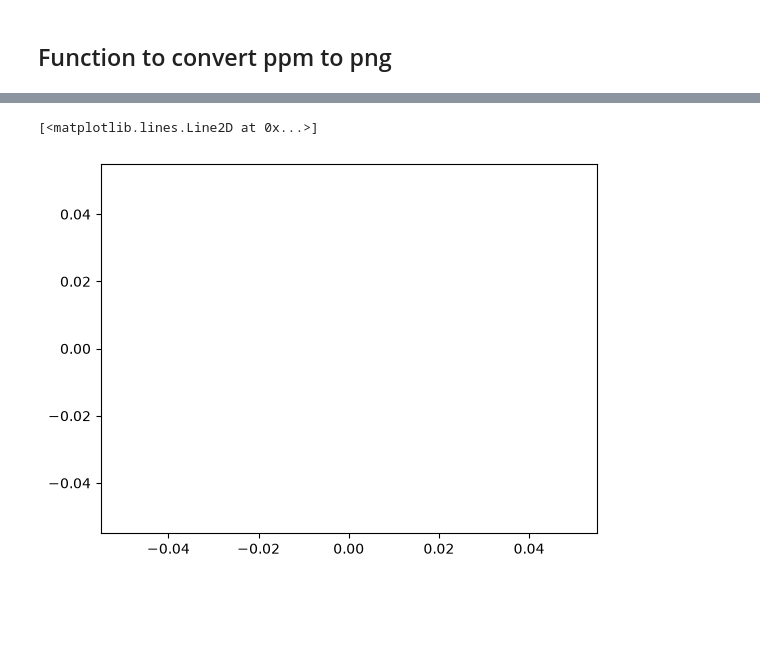
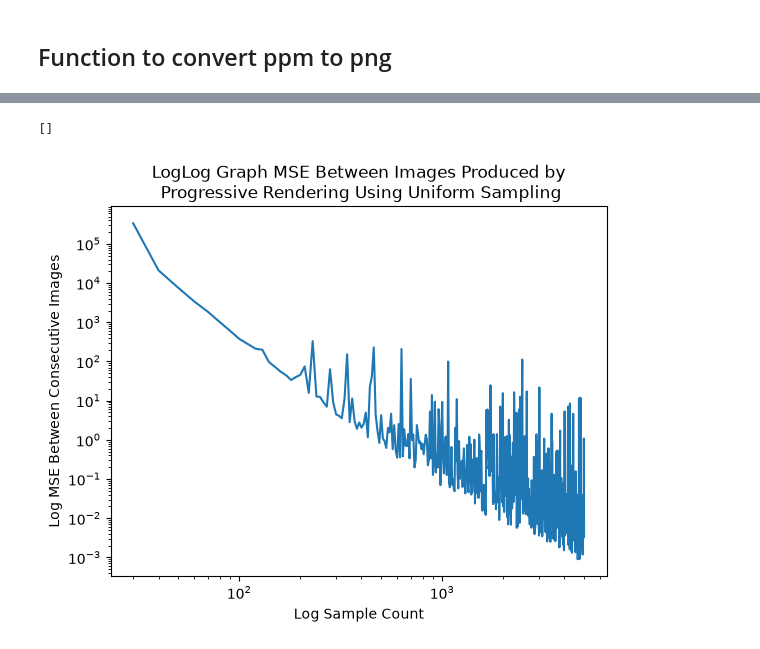
Before and after one commit to SaffronWare/Noise-Filtering-Research, a Jupyter notebook: Analysis/analysis.ipynb, the cells around one changed output, grey strips where cells are left out. Drawn from its saved outputs; the diff is of its cells as text; code cells hidden in the pictures; blank space fills up the shorter version.

```diff
--- a/Analysis/analysis.ipynb
+++ b/Analysis/analysis.ipynb
@@ -30,7 +30,7 @@ def interpret_analysis_file(path):
 
                 SAMPLE_INDEX_DATA.append(int(line[0]))
                 SPP_GAP_DATA.append(float(line[1]))
-            elif line[0] == "DONE STEPS":
+            elif line[0] == "DONE":
                 line = f.readline()
                 break
             line = f.readline()
@@ -71,11 +71,29 @@ COMPUTED SSE: 2.25812
 # %%
 data = interpret_analysis_file("analysis_1")
 
 
 import matplotlib.pyplot as plt
+import numpy as np
+
+plt.title("LogLog Graph MSE Between Images Produced by\n Progressive Rendering Using Uniform Sampling")
 
 
-plt.plot(data[2])
+slope, intercept = np.polyfit(np.log(data[0][1:]), np.log(data[1][1:]), 1)
+
+
+smoothed_data = []
+for i in range(int(len(data[0])/10)):
+    curr_index = i*10
+    last_index = min(len(data[1]), i+10)
+    for k in range(10):
+        smoothed_data.append(sum(data[1][curr_index:last_index])/(last_index - curr_index))
+
+plt.xlabel("Log Sample Count")
+plt.ylabel("Log MSE Between Consecutive Images")
+plt.loglog(data[0][1:], data[1][1:])
+plt.loglog()
+
+plt.plot(data[0][1:], slope * data[0][1] + intercp)
 # %% [output]
-[<matplotlib.lines.Line2D at 0x...>]
+[]
-[figure, old version]
+[figure, new version]
```
Also changed, not shown: parts of 3 cells of this notebook, 12 other files.
